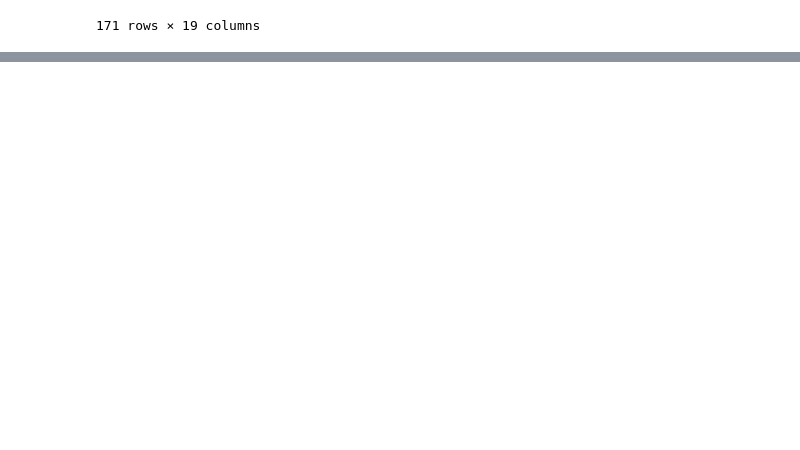
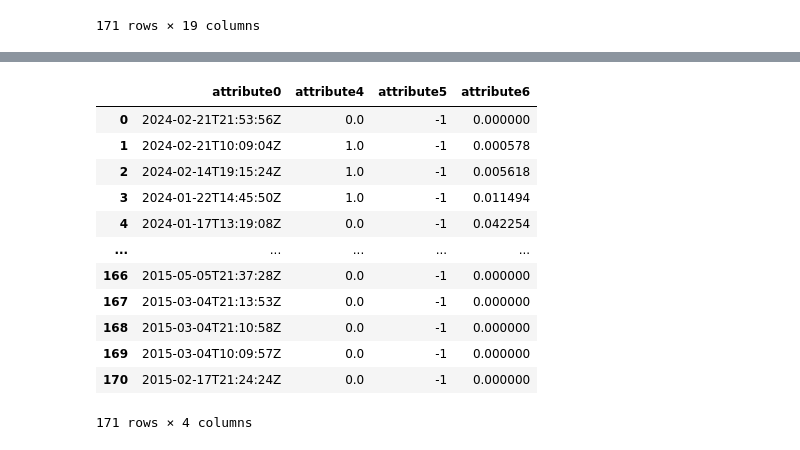
Before and after one commit to yangzehao98/News_Sentiment_Friday_Project, a Jupyter notebook: run_pipeline/read_display.ipynb, the cells around one changed output, grey strips where cells are left out. Saved outputs shown, nothing was run; the diff lists cells and outputs as text; code cells hidden in the pictures; blank space fills up the shorter version.

```diff
--- a/run_pipeline/read_display.ipynb
+++ b/run_pipeline/read_display.ipynb
@@ -27,0 +90,16 @@ df
+# %%
+new_df
+# %% [output]
+|  | attribute0 | attribute4 | attribute5 | attribute6 |
+| 0 | 2024-02-21T21:53:56Z | 0.0 | -1 | 0.000000 |
+| 1 | 2024-02-21T10:09:04Z | 1.0 | -1 | 0.000578 |
+| 2 | 2024-02-14T19:15:24Z | 1.0 | -1 | 0.005618 |
+| 3 | 2024-01-22T14:45:50Z | 1.0 | -1 | 0.011494 |
+| 4 | 2024-01-17T13:19:08Z | 0.0 | -1 | 0.042254 |
+| ... | ... | ... | ... | ... |
+| 166 | 2015-05-05T21:37:28Z | 0.0 | -1 | 0.000000 |
+| 167 | 2015-03-04T21:13:53Z | 0.0 | -1 | 0.000000 |
+| 168 | 2015-03-04T21:10:58Z | 0.0 | -1 | 0.000000 |
+| 169 | 2015-03-04T10:09:57Z | 0.0 | -1 | 0.000000 |
+| 170 | 2015-02-17T21:24:24Z | 0.0 | -1 | 0.000000 |
+171 rows × 4 columns
```
Also changed, not shown: parts of 20 cells of this notebook, 1 other file.
